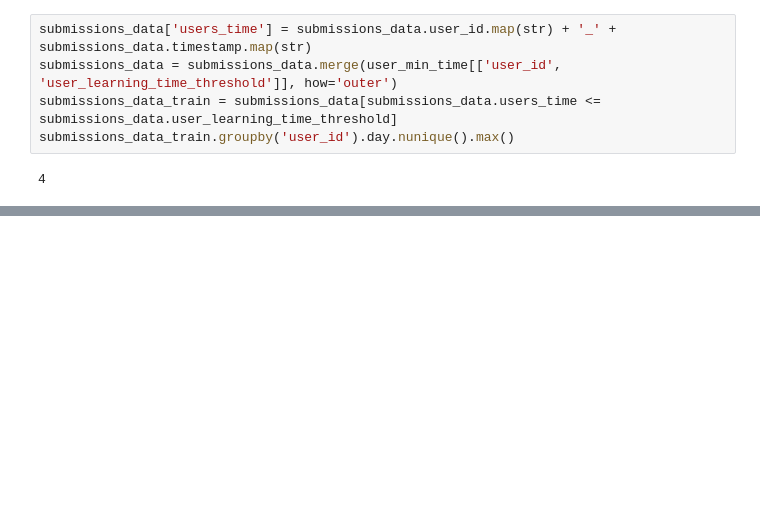
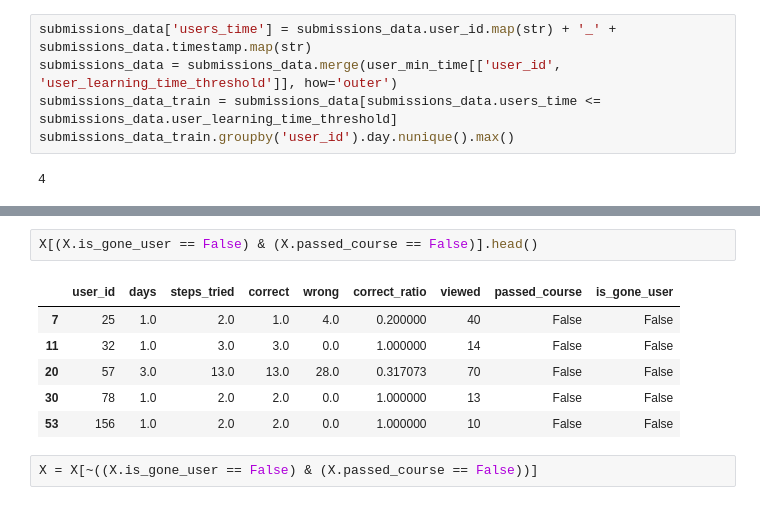
Before and after one commit to Accolyte42/Carpov_ML, a Jupyter notebook: Stepik ML consest.ipynb, the cells around one changed output, grey strips where cells are left out. Saved outputs shown, nothing was run; the diff lists cells and outputs as text; blank space fills up the shorter version.

```diff
--- a/Stepik ML consest.ipynb
+++ b/Stepik ML consest.ipynb
@@ -844,0 +968,11 @@ steps_tried = submissions_data_train.groupby('user_id').step_id.nunique().to_fra
+# %%
+X[(X.is_gone_user == False) & (X.passed_course == False)].head()
+# %% [output]
+|  | user_id | days | steps_tried | correct | wrong | correct_ratio | viewed | passed_course | is_gone_user |
+| 7 | 25 | 1.0 | 2.0 | 1.0 | 4.0 | 0.200000 | 40 | False | False |
+| 11 | 32 | 1.0 | 3.0 | 3.0 | 0.0 | 1.000000 | 14 | False | False |
+| 20 | 57 | 3.0 | 13.0 | 13.0 | 28.0 | 0.317073 | 70 | False | False |
+| 30 | 78 | 1.0 | 2.0 | 2.0 | 0.0 | 1.000000 | 13 | False | False |
+| 53 | 156 | 1.0 | 2.0 | 2.0 | 0.0 | 1.000000 | 10 | False | False |
+# %%
+X = X[~((X.is_gone_user == False) & (X.passed_course == False))]
```
Also changed, not shown: parts of 30 cells of this notebook.
